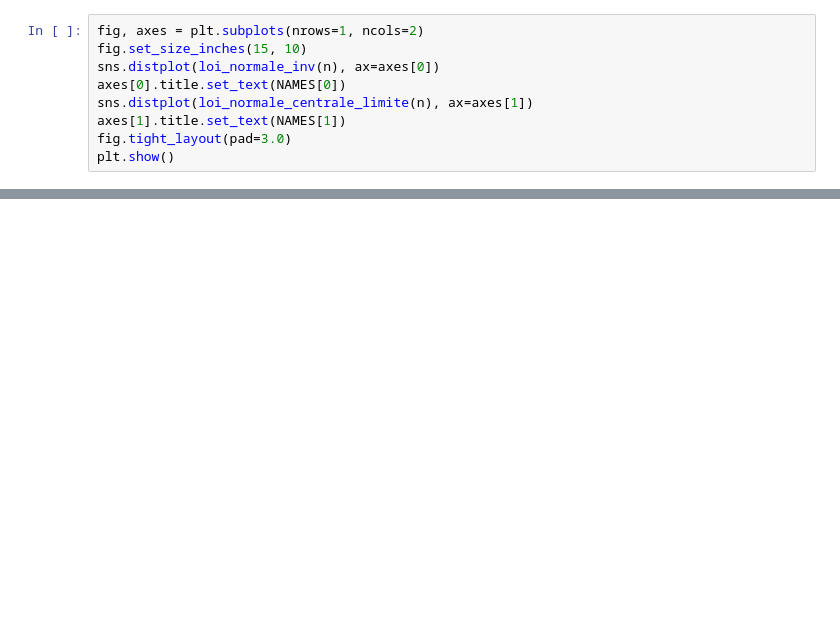
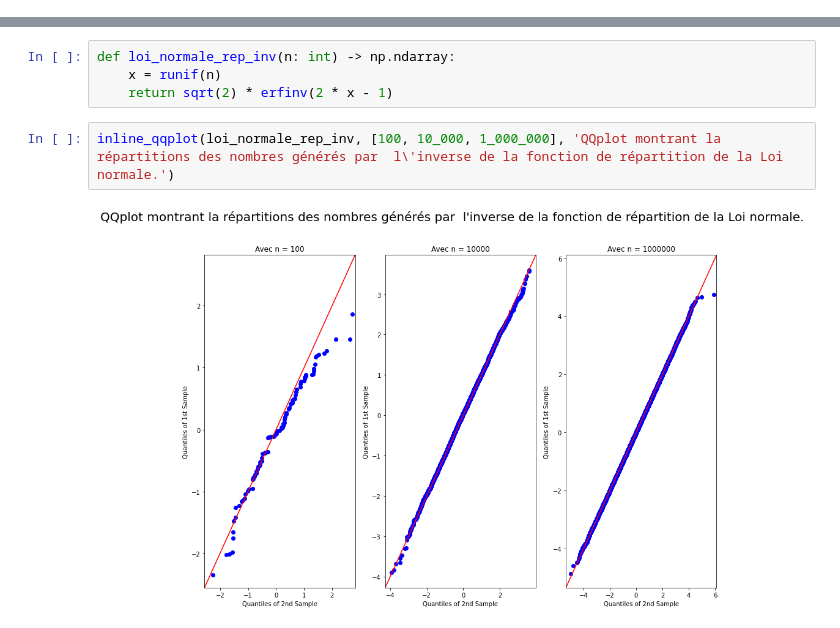
Before and after one commit to maxime-bc/PGC-GVA-TP1-Generateurs, a Jupyter notebook: TP2_Lois_de_probabilité.ipynb, the cells around one changed output, grey strips where cells are left out. Drawn from its saved outputs; the diff is of its cells as text; blank space fills up the shorter version.

```diff
--- a/TP2_Lois_de_probabilité.ipynb
+++ b/TP2_Lois_de_probabilité.ipynb
@@ -72,9 +0,0 @@ plt.show()
-# %%
-fig, axes = plt.subplots(nrows=1, ncols=2)
-fig.set_size_inches(15, 10)
-sns.distplot(loi_normale_inv(n), ax=axes[0])
-axes[0].title.set_text(NAMES[0])
-sns.distplot(loi_normale_centrale_limite(n), ax=axes[1])
-axes[1].title.set_text(NAMES[1])
-fig.tight_layout(pad=3.0)
-plt.show()
@@ -82,0 +101,8 @@ plt.show()
+# %%
+def loi_normale_rep_inv(n: int) -> np.ndarray:
+    x = runif(n)
+    return sqrt(2) * erfinv(2 * x - 1)
+# %%
+inline_qqplot(loi_normale_rep_inv, [100, 10_000, 1_000_000], 'QQplot montrant la répartitions des nombres générés par  l\'inverse de la fonction de répartition de la Loi normale.')
+# %% [output]
+[figure, added]
```
Also changed, not shown: parts of 34 cells of this notebook.
